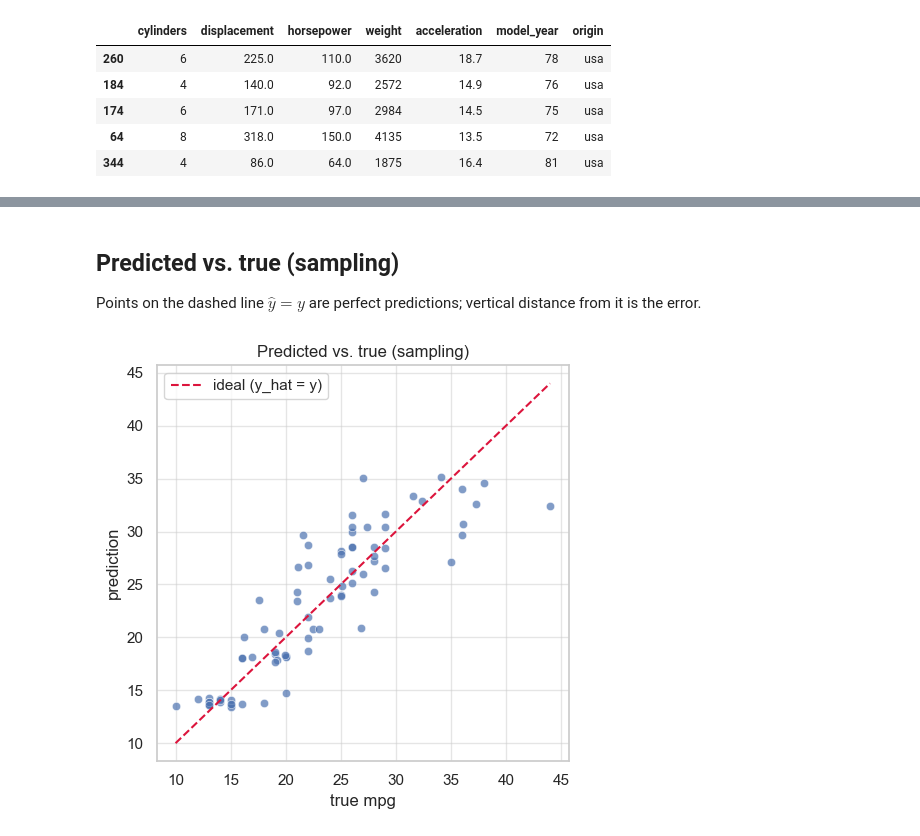
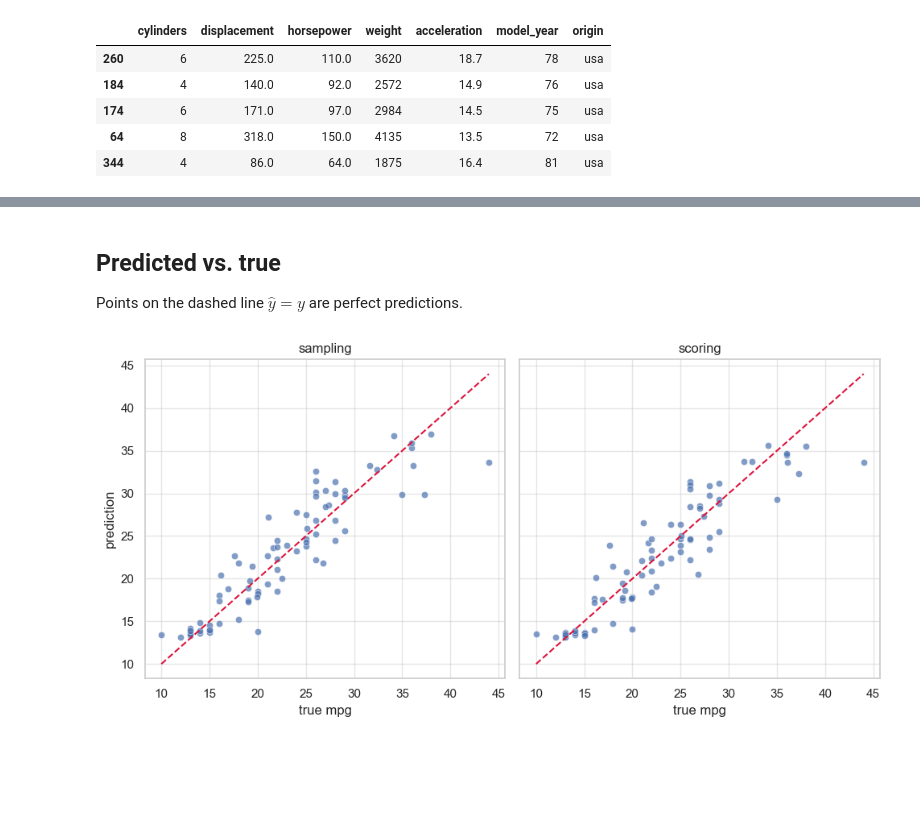
Before and after one commit to ppgsi-lab/scikit-lm, a Jupyter notebook: examples/02-autompg-regressor.ipynb, the cells around one changed output, grey strips where cells are left out. Cells and saved outputs as stored; diff of their text form; code cells hidden in the pictures; blank space fills up the shorter version.

```diff
--- a/examples/02-autompg-regressor.ipynb
+++ b/examples/02-autompg-regressor.ipynb
@@ -60,15 +51,7 @@ into each step and is the main lever on wall-clock time; `augmentation_factor` a
 # %%
 reg = LanguageModelRegressor(
+    backend="mlx",
     model="mlx-community/distilgpt2",
-    backend="mlx",
-    precision="fp32",
-    training=TrainingConfig(
-        epochs=3,
-        augmentation_factor=6,
-        batch_size=16,
-        lr_scheduler=LRScheduler.linear(learning_rate=1e-4, warmup_ratio=0.03),
-        loss_on_target_only=True,
-    ),
     random_state=SEED,
 ).fit(X_train, y_train)
 # %% [output]
@@ -105,0 +69,15 @@ draws above max mpg (47): 0 / 79
+# %%
+pred_sampled = reg.predict(X_test, generation=GenerationConfig(n_samples=20))
+pred_scored = reg.predict(
+    X_test,
+    discretization=DiscretizationConfig(bins=0.2, sharpness=4.0, strategy="uniform"),
+    generation=GenerationConfig(n_samples=30),
+)
+baseline = np.full(len(y_test), y_train.mean())
+
+for name, pred in [("sampled", pred_sampled), ("scored", pred_scored), ("mean", baseline)]:
+    print(
+        f"{name:8} R2: {r2_score(y_test, pred):6.3f}"
+        f"   MAE: {mean_absolute_error(y_test, pred):5.2f}"
+        f"   RMSE: {root_mean_squared_error(y_test, pred):5.2f}"
+    )
@@ -106,20 +90,17 @@ draws above max mpg (47): 0 / 79
 # %% [markdown]
-## Predicted vs. true (sampling)
+## Predicted vs. true
 
-Points on the dashed line $\hat{y} = y$ are perfect predictions; vertical distance from it is the
-error.
+Points on the dashed line $\hat{y} = y$ are perfect predictions.
 # %%
-lo = float(min(y_test.min(), pred_sampled.min()))
-hi = float(max(y_test.max(), pred_sampled.max()))
-
-fig, ax = plt.subplots(figsize=(5, 5))
-sns.scatterplot(x=y_test, y=pred_sampled, ax=ax, alpha=0.7)
-ax.plot([lo, hi], [lo, hi], color="crimson", linestyle="--", label="ideal (y_hat = y)")
-ax.set_xlabel("true mpg")
-ax.set_ylabel("prediction")
-ax.set_title("Predicted vs. true (sampling)")
-ax.legend()
+lo, hi = float(y_test.min()), float(y_test.max())
+fig, axes = plt.subplots(1, 2, figsize=(10, 5), sharey=True)
+for ax, (name, pred) in zip(axes, [("sampling", pred_sampled), ("scoring", pred_scored)]):
+    sns.scatterplot(x=y_test, y=pred, ax=ax, alpha=0.7)
+    ax.plot([lo, hi], [lo, hi], color="crimson", linestyle="--")
+    ax.set_xlabel("true mpg")
+    ax.set_ylabel("prediction")
+    ax.set_title(name)
 plt.tight_layout()
 plt.show()
 # %% [output]
-[figure, old version]
+[figure, new version]
```
Also changed, not shown: parts of 18 cells of this notebook, 12 other files.
